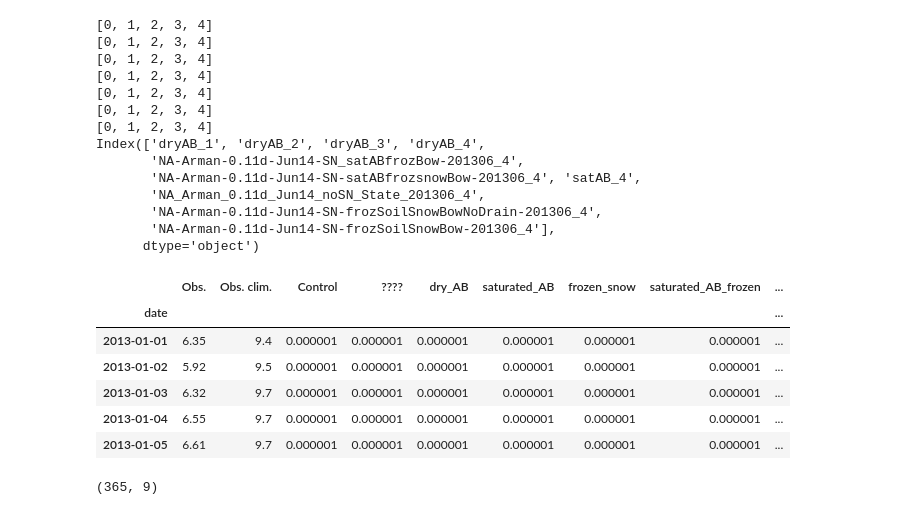
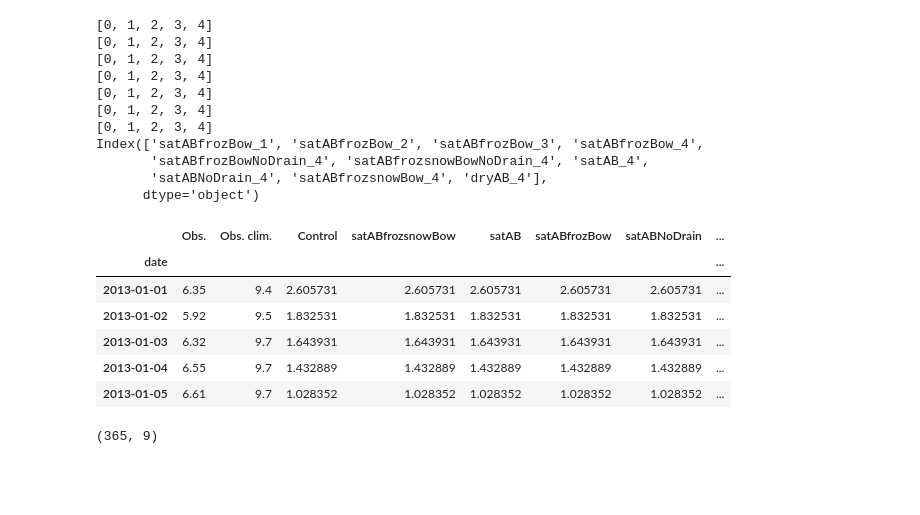
Before and after one commit to guziy/PyNotebooks, a Jupyter notebook: data_for_sasha_1_year/plot_hydrographs.ipynb, the cells around one changed output. Saved outputs shown, nothing was run; the diff lists cells and outputs as text; code cells hidden in the pictures; blank space fills up the shorter version.

Commit message:
slightly modified data source

```diff
--- a/data_for_sasha_1_year/plot_hydrographs.ipynb
+++ b/data_for_sasha_1_year/plot_hydrographs.ipynb
@@ -49,6 +49,7 @@ def apply_plot_params(font_size=20, width_pt=1000, aspect_ratio=1, height_cm=Non
 # get data
 
 
+# If using labels for the first version of the data
 id_to_label = {
     "dryAB_4": "dry_AB",
     "satAB_4": "saturated_AB",
@@ -64,24 +65,38 @@ ordered_labels = ["Obs.", "Obs. clim.", "Control", 'NA_Arman_0.11d_Jun14_noSN_St
                   'NA-Arman-0.11d-Jun14-SN_satABfrozBow-201306_4',
                   'NA-Arman-0.11d-Jun14-SN-frozSoilSnowBowNoDrain-201306_4',       ]
 
+##################################################
+derive_label_from_fname = True
+
+
+if derive_label_from_fname:
+    id_to_label = {}
+    ordered_labels = ["Obs.", "Obs. clim.", "Control", "dryAB", "satABfrozsnowBow",
+                      "satAB", "satABfrozBow", "satABNoDrain", "satABfrozBowNoDrain", "satABfrozsnowBowNoDrain"]
+
+    ordered_labels = ordered_labels[:3] + [lbl + "_4" for lbl in ordered_labels[4:]]
 
 data_yearly = None
 skiprows = 2
 
 dates = None
 sel_cols = None
-for f in os.listdir("."):
+
+data_dir = "/home/san/CNRCWP/Calgary_flood/data_for_sasha_1_year_new"
+for f in os.listdir(data_dir):
 
     if not f.endswith(".txt"):
         continue
 
     label = f[:-4]
+    if derive_label_from_fname:
+        label = label.split("_")[-2]
 
     sel_cols = list(range(5))
 
     print(sel_cols)
 
-    df = pd.read_csv(f, skiprows=skiprows, sep="\s+",
+    df = pd.read_csv(os.path.join(data_dir, f), skiprows=skiprows, sep="\s+",
                      names=["{}_{}".format(label, col) for col in sel_cols],
                      header=None, index_col=0)
 
@@ -111,46 +126,45 @@ data_yearly.columns = [ "Control" if c.endswith("2") else c for c in data_yearly
 # Make observations to be the first columns
 new_order = ["Obs.", "Obs. clim."]
 new_order = new_order + [c for c in data_yearly.columns if c not in new_order]
 data_yearly = data_yearly[new_order]
 
 
 
 if dates is None:
     d0 = datetime(2013, 1, 1)
     dates = [d0 + timedelta(days=nd-1) for nd in data_yearly.index]
     data_yearly["date"] = dates
     data_yearly.set_index("date", inplace=True)
 
 
 
 #order columns again
 data_yearly = data_yearly[ordered_labels]
 
 data_yearly.columns = [id_to_label.get(c, c) for c in data_yearly.columns]
+data_yearly.columns = [c if not c.endswith("_4") else c[:-2] for c in data_yearly.columns]
+
 
 data_yearly.head()
 # %% [output]
 [0, 1, 2, 3, 4]
 [0, 1, 2, 3, 4]
 [0, 1, 2, 3, 4]
 [0, 1, 2, 3, 4]
 [0, 1, 2, 3, 4]
 [0, 1, 2, 3, 4]
 [0, 1, 2, 3, 4]
-Index(['dryAB_1', 'dryAB_2', 'dryAB_3', 'dryAB_4',
-       'NA-Arman-0.11d-Jun14-SN_satABfrozBow-201306_4',
-       'NA-Arman-0.11d-Jun14-SN-satABfrozsnowBow-201306_4', 'satAB_4',
-       'NA_Arman_0.11d_Jun14_noSN_State_201306_4',
-       'NA-Arman-0.11d-Jun14-SN-frozSoilSnowBowNoDrain-201306_4',
-       'NA-Arman-0.11d-Jun14-SN-frozSoilSnowBow-201306_4'],
+Index(['satABfrozBow_1', 'satABfrozBow_2', 'satABfrozBow_3', 'satABfrozBow_4',
+       'satABfrozBowNoDrain_4', 'satABfrozsnowBowNoDrain_4', 'satAB_4',
+       'satABNoDrain_4', 'satABfrozsnowBow_4', 'dryAB_4'],
       dtype='object')
-|  | Obs. | Obs. clim. | Control | ???? | dry_AB | saturated_AB | frozen_snow | saturated_AB_frozen | ... |
-| date |  |  |  |  |  |  |  |  | ... |
-| 2013-01-01 | 6.35 | 9.4 | 0.000001 | 0.000001 | 0.000001 | 0.000001 | 0.000001 | 0.000001 | ... |
-| 2013-01-02 | 5.92 | 9.5 | 0.000001 | 0.000001 | 0.000001 | 0.000001 | 0.000001 | 0.000001 | ... |
-| 2013-01-03 | 6.32 | 9.7 | 0.000001 | 0.000001 | 0.000001 | 0.000001 | 0.000001 | 0.000001 | ... |
-| 2013-01-04 | 6.55 | 9.7 | 0.000001 | 0.000001 | 0.000001 | 0.000001 | 0.000001 | 0.000001 | ... |
-| 2013-01-05 | 6.61 | 9.7 | 0.000001 | 0.000001 | 0.000001 | 0.000001 | 0.000001 | 0.000001 | ... |
+|  | Obs. | Obs. clim. | Control | satABfrozsnowBow | satAB | satABfrozBow | satABNoDrain | ... |
+| date |  |  |  |  |  |  |  | ... |
+| 2013-01-01 | 6.35 | 9.4 | 2.605731 | 2.605731 | 2.605731 | 2.605731 | 2.605731 | ... |
+| 2013-01-02 | 5.92 | 9.5 | 1.832531 | 1.832531 | 1.832531 | 1.832531 | 1.832531 | ... |
+| 2013-01-03 | 6.32 | 9.7 | 1.643931 | 1.643931 | 1.643931 | 1.643931 | 1.643931 | ... |
+| 2013-01-04 | 6.55 | 9.7 | 1.432889 | 1.432889 | 1.432889 | 1.432889 | 1.432889 | ... |
+| 2013-01-05 | 6.61 | 9.7 | 1.028352 | 1.028352 | 1.028352 | 1.028352 | 1.028352 | ... |
 # %%
 data_yearly.shape
 # %% [output]
```
Also changed, not shown: parts of 3 cells of this notebook, 1 other file.
